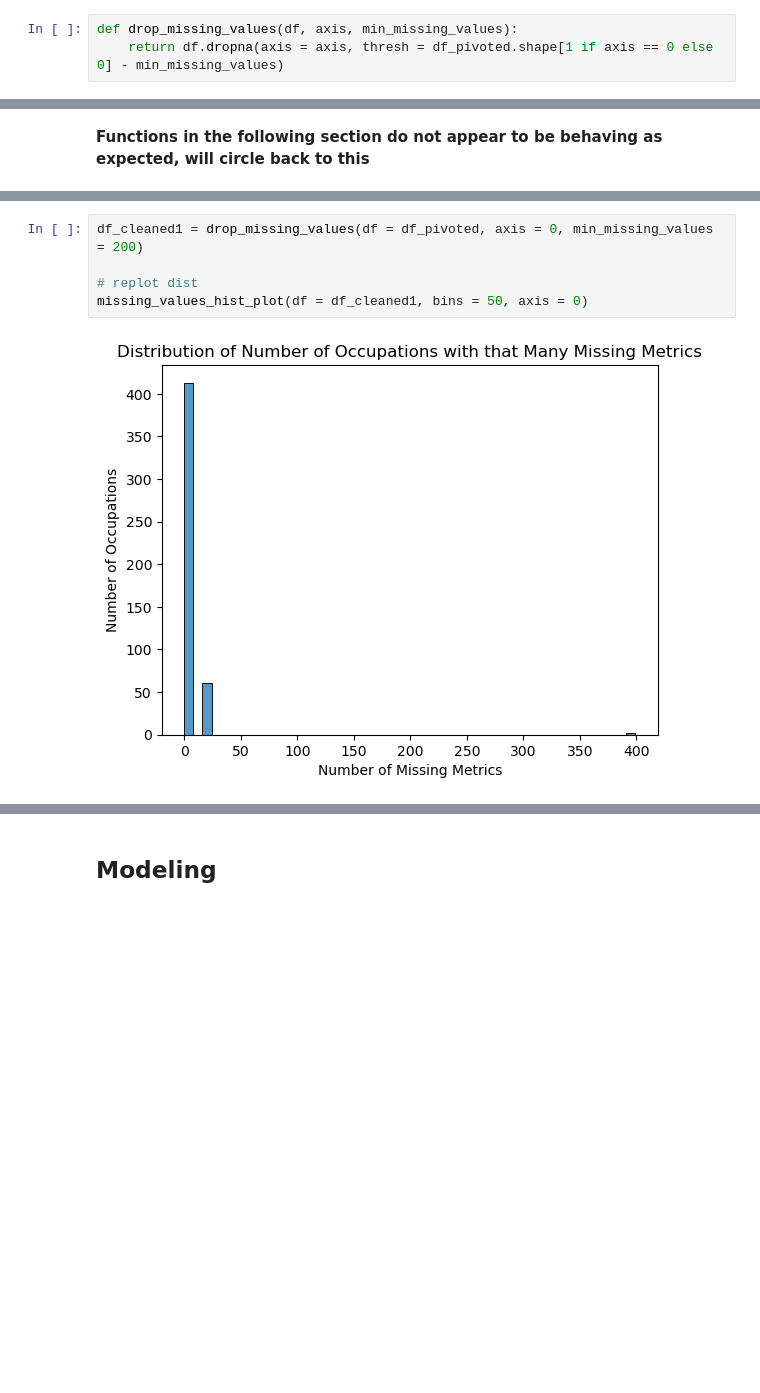
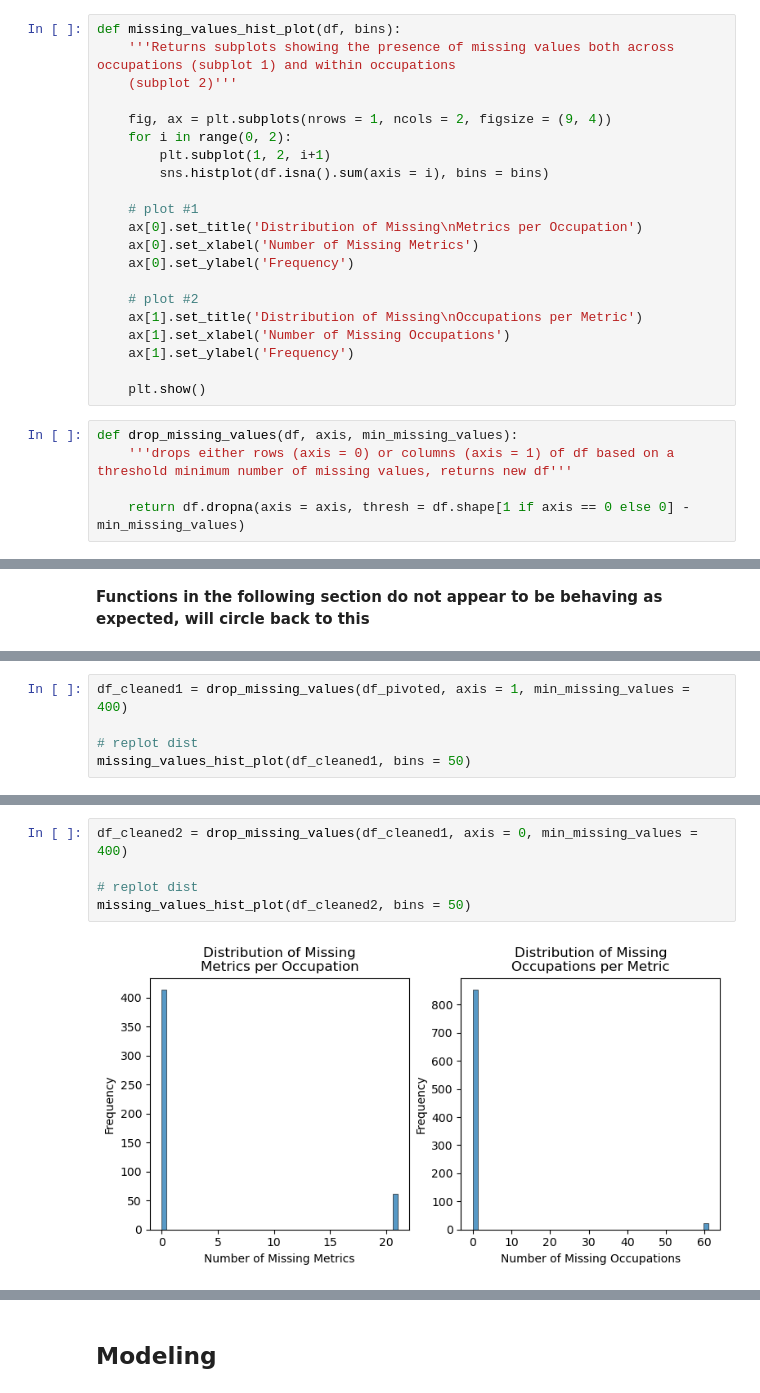
Before and after one commit to jasondetaylor/Occupational_Map_WIP, a Jupyter notebook: Occupational Map.ipynb, the cells around one changed output, grey strips where cells are left out. Saved outputs shown, nothing was run; the diff lists cells and outputs as text; blank space fills up the shorter version.

```diff
--- a/Occupational Map.ipynb
+++ b/Occupational Map.ipynb
@@ -34,6 +22,29 @@ def missing_values_hist_plot(df, bins, axis):
+# %%
+def missing_values_hist_plot(df, bins):
+    '''Returns subplots showing the presence of missing values both across occupations (subplot 1) and within occupations
+    (subplot 2)'''
+
+    fig, ax = plt.subplots(nrows = 1, ncols = 2, figsize = (9, 4))
+    for i in range(0, 2):
+        plt.subplot(1, 2, i+1)
+        sns.histplot(df.isna().sum(axis = i), bins = bins)
+
+    # plot #1
+    ax[0].set_title('Distribution of Missing\nMetrics per Occupation')
+    ax[0].set_xlabel('Number of Missing Metrics')
+    ax[0].set_ylabel('Frequency')
+
+    # plot #2
+    ax[1].set_title('Distribution of Missing\nOccupations per Metric')
+    ax[1].set_xlabel('Number of Missing Occupations')
+    ax[1].set_ylabel('Frequency')
+
+    plt.show()
 # %%
 def drop_missing_values(df, axis, min_missing_values):
-    return df.dropna(axis = axis, thresh = df_pivoted.shape[1 if axis == 0 else 0] - min_missing_values)
+    '''drops either rows (axis = 0) or columns (axis = 1) of df based on a threshold minimum number of missing values, returns new df'''
+
+    return df.dropna(axis = axis, thresh = df.shape[1 if axis == 0 else 0] - min_missing_values)
 # %% [markdown]
 ## EDA
 # %% [markdown]
@@ -149,0 +164,5 @@ missing_values_hist_plot(df = df_pivoted, bins = 50, axis = 0)
+# %%
+df_cleaned1 = drop_missing_values(df_pivoted, axis = 1, min_missing_values = 400)
+
+# replot dist
+missing_values_hist_plot(df_cleaned1, bins = 50)
@@ -152,7 +173,7 @@ It seems we have a group of occupations, as represented by the right most bar, t
 # %%
-df_cleaned1 = drop_missing_values(df = df_pivoted, axis = 0, min_missing_values = 200)
+df_cleaned2 = drop_missing_values(df_cleaned1, axis = 0, min_missing_values = 400)
 
 # replot dist
-missing_values_hist_plot(df = df_cleaned1, bins = 50, axis = 0)
+missing_values_hist_plot(df_cleaned2, bins = 50)
 # %% [output]
-[figure, old version]
+[figure, new version]
```
Also changed, not shown: parts of 31 cells of this notebook.
